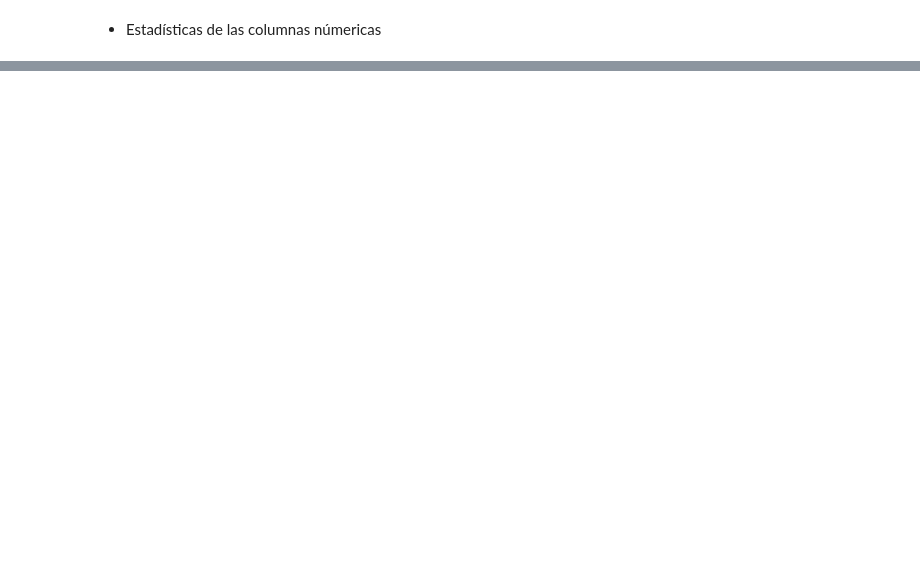
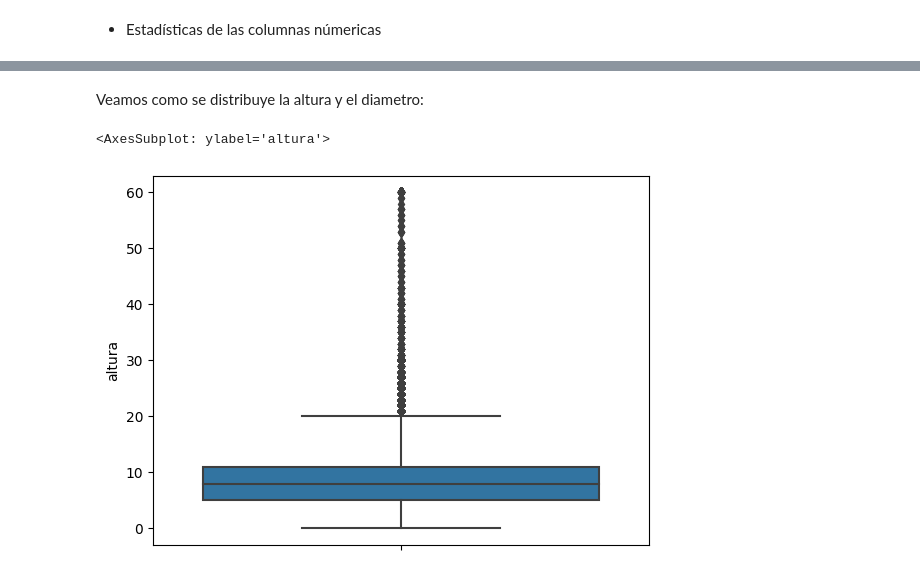
Before and after one commit to joregat/Proyecto-Piloto, a Jupyter notebook: main.ipynb, the cells around one changed output, grey strips where cells are left out. Saved outputs shown, nothing was run; the diff lists cells and outputs as text; code cells hidden in the pictures; blank space fills up the shorter version.

```diff
--- a/main.ipynb
+++ b/main.ipynb
@@ -115,0 +104,7 @@ data_arbolado.describe()
+# %% [markdown]
+Veamos como se distribuye la altura y el diametro:
+# %%
+sns.boxplot(data = data_arbolado, y = "altura")
+# %% [output]
+<AxesSubplot: ylabel='altura'>
+[figure, added]
```
Also changed, not shown: parts of 34 cells of this notebook, 5 other files.
